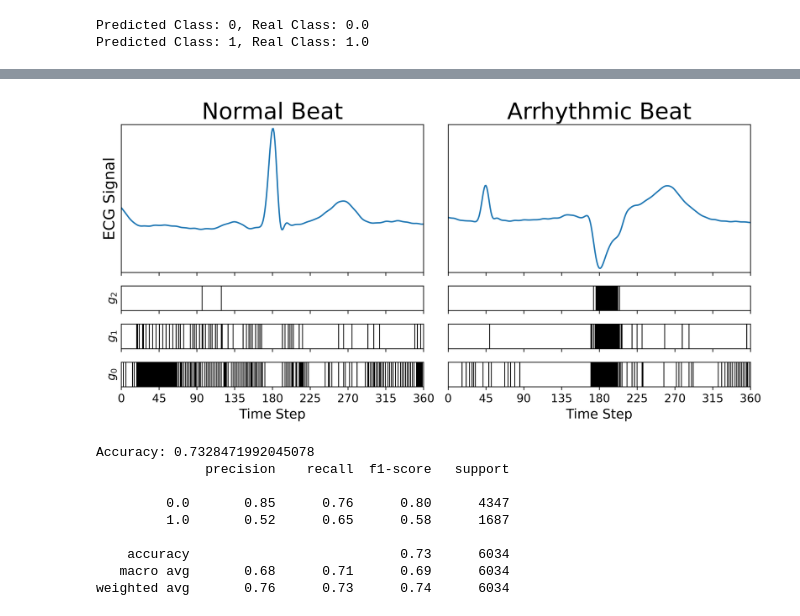
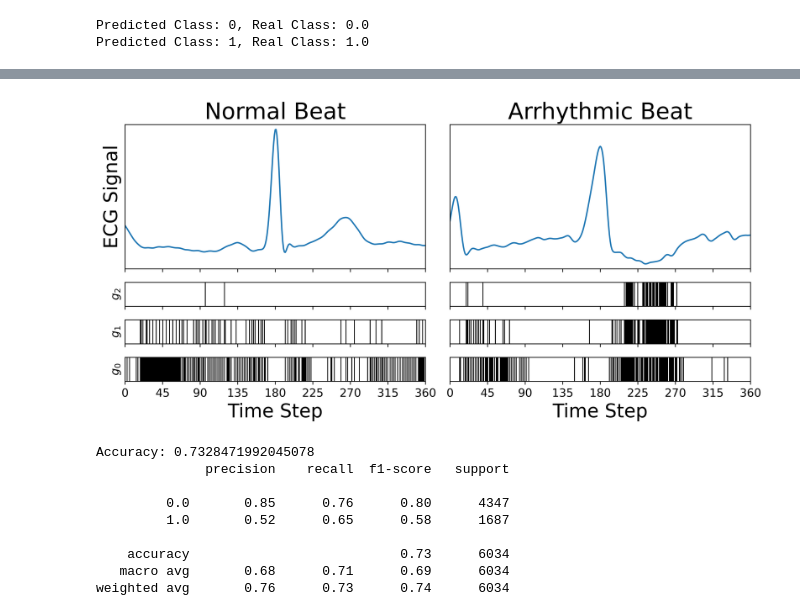
Before and after one commit to rahulpemmaraju/arrhythmia_detection, a Jupyter notebook: visualize_hsnn.ipynb, the cells around one changed output, grey strips where cells are left out. Drawn from its saved outputs; the diff is of its cells as text; code cells hidden in the pictures.

```diff
--- a/visualize_hsnn.ipynb
+++ b/visualize_hsnn.ipynb
@@ -48,7 +51,7 @@ train_mean, train_std = get_dataset_statistics(train_dataset)
 encoder = Current_Encoder(train_mean, train_std)
 # %%
 model_name = 'optimized_threelayer_hsnn_32_64_lif'
-weight_folder = '../remote_weights/model_weights'
+weight_folder = '../remote_weights_OLD/model_weights'
 model_weight = 's_2_optimized_threelayer_hsnn_32_64_lif'
 with open('nested_configs/hgrsnn_config.yaml', 'r') as file:
     model_configs = yaml.safe_load(file)
@@ -202,38 +239,38 @@ axes[3, 1].imshow(pos_b_0[np.newaxis, :], aspect='auto', cmap='gray_r',
 # Formatting
 # -------------------
 for col in range(2):
     for row in range(4):
         axes[row, col].set_yticks([])
         axes[row, col].set_xlim(0,max(len(neg_b_0), len(pos_b_0)) - 1)
         axes[row, col].set_xticks([0, 45, 90, 135, 180, 225, 270, 315, 360])
         axes[row, col].tick_params(axis='x', labelsize=12)
 
 y_min = min(negative_waveform.min(), positive_waveform.min()) - 0.1
 y_max = max(negative_waveform.max(), positive_waveform.max()) + 0.1
 
 axes[0, 0].set_ylim(y_min, y_max)
 axes[0, 1].set_ylim(y_min, y_max)
 
 # Row labels
-axes[0, 0].set_ylabel('ECG Signal', fontsize=16,)
+axes[0, 0].set_ylabel('ECG Signal', fontsize=20,)
 axes[1, 0].set_ylabel('$g_2$', fontsize=12,)
 axes[2, 0].set_ylabel('$g_1$', fontsize=12,)
 axes[3, 0].set_ylabel('$g_0$', fontsize=12,)
 
 # Column titles
 axes[0, 0].set_title('Normal Beat', fontsize=24, )
 axes[0, 1].set_title('Arrhythmic Beat', fontsize=24, )
 
 # X labels
-axes[3, 0].set_xlabel('Time Step', fontsize=14)
-axes[3, 1].set_xlabel('Time Step', fontsize=14)
+axes[3, 0].set_xlabel('Time Step', fontsize=20)
+axes[3, 1].set_xlabel('Time Step', fontsize=20)
 
 plt.tight_layout()
-plt.savefig("../figures/gate_visualization.png", dpi=600, bbox_inches="tight")
+plt.savefig("../figures/gate_visualization_transparent.png", dpi=600, bbox_inches="tight", transparent=True)
 
 plt.show()
 # %% [output]
-[figure, old version]
+[figure, new version]
 # %%
 from sklearn.discriminant_analysis import LinearDiscriminantAnalysis
 from sklearn.decomposition import PCA
```
Also changed, not shown: parts of 3 cells of this notebook, 9 other files.
